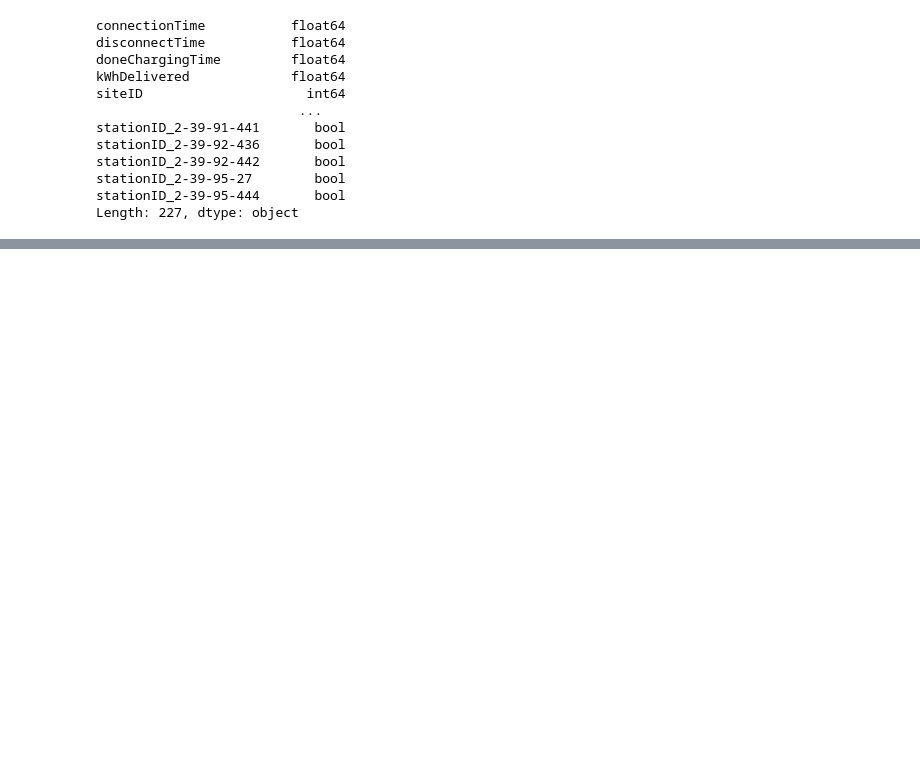
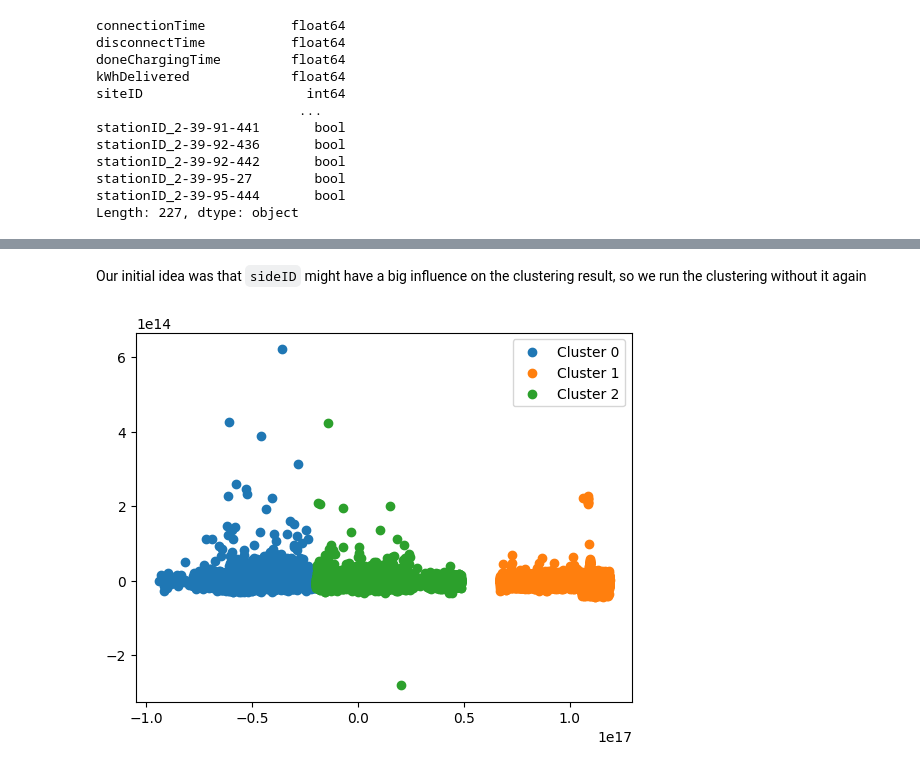
Before and after one commit to S0PEX/AA_Team_9_WS23, a Jupyter notebook: clustering.ipynb, the cells around one changed output, grey strips where cells are left out. Saved outputs shown, nothing was run; the diff lists cells and outputs as text; code cells hidden in the pictures; blank space fills up the shorter version.

```diff
--- a/clustering.ipynb
+++ b/clustering.ipynb
@@ -67,6 +76,9 @@ cluster_input_data = prepared_data
 # %%
-from sklearn.decomposition import PCA
-
-# Project the data to 2d so that we can later visualize the clusters
-pca = PCA(2)
-pca_result = pca.fit_transform(cluster_input_data)
+def pca_based_kmean(data, n_clusters):
+    from sklearn.decomposition import PCA
+    from sklearn.cluster import KMeans
+    pca = PCA(2)
+    pca_result = pca.fit_transform(data)
+    kmeans = KMeans(n_clusters=n_clusters, random_state=42)
+    labels = kmeans.fit_predict(pca_result)
+    return labels, kmeans, pca_result
@@ -96,0 +121,9 @@ plt.show()
+# %% [markdown]
+Our initial idea was that `sideID` might have a big influence on the clustering result, so we run the clustering without it again
+# %%
+data_without_sideId = prepared_data.copy()
+data_without_sideId = data_without_sideId.drop(columns=['siteID'])
+
+labels, kmeans, pca_result = perform_kmeans_and_plot(data_without_sideId, number_of_clusters)
+# %% [output]
+[figure, added]
```
Also changed, not shown: parts of 7 cells of this notebook.
